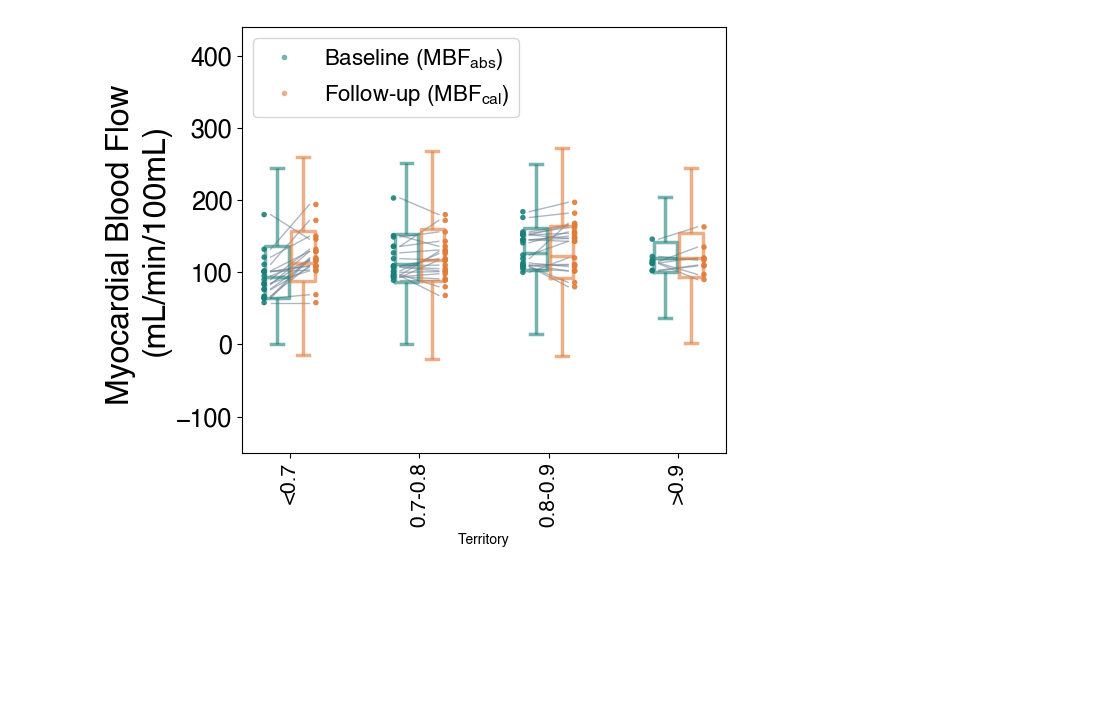
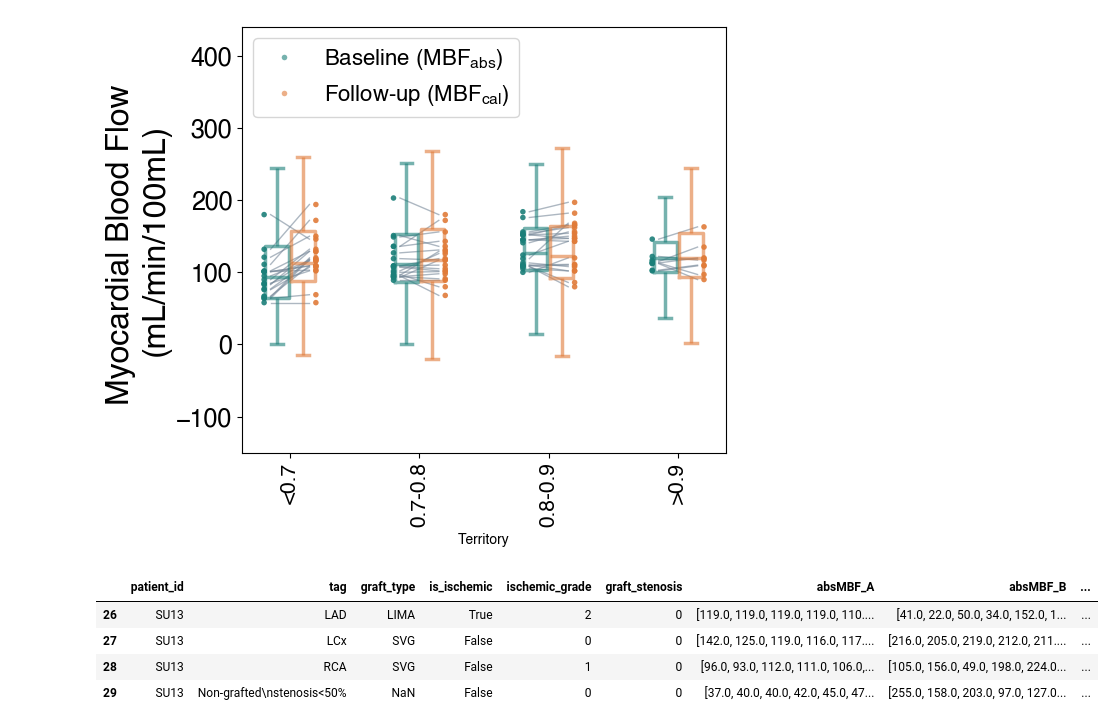
Before and after one commit to aseresti/CABG, a Jupyter notebook: CABG/MBFTools/Review/PairedDotPlot.ipynb, the cells around one changed output. Saved outputs shown, nothing was run; the diff lists cells and outputs as text; code cells hidden in the pictures; blank space fills up the shorter version.

```diff
--- a/CABG/MBFTools/Review/PairedDotPlot.ipynb
+++ b/CABG/MBFTools/Review/PairedDotPlot.ipynb
@@ -739,3 +739,11 @@ plt.tight_layout()
 plt.show()
 # %% [output]
 [figure]
+# %%
+df[df['patient_id'] == 'SU13']
+# %% [output]
+|  | patient_id | tag | graft_type | is_ischemic | ischemic_grade | graft_stenosis | absMBF_A | absMBF_B | ... |
+| 26 | SU13 | LAD | LIMA | True | 2 | 0 | [119.0, 119.0, 119.0, 119.0, 110.... | [41.0, 22.0, 50.0, 34.0, 152.0, 1... | ... |
+| 27 | SU13 | LCx | SVG | False | 0 | 0 | [142.0, 125.0, 119.0, 116.0, 117.... | [216.0, 205.0, 219.0, 212.0, 211.... | ... |
+| 28 | SU13 | RCA | SVG | False | 1 | 0 | [96.0, 93.0, 112.0, 111.0, 106.0,... | [105.0, 156.0, 49.0, 198.0, 224.0... | ... |
+| 29 | SU13 | Non-grafted\nstenosis<50% | NaN | False | 0 | 0 | [37.0, 40.0, 40.0, 42.0, 45.0, 47... | [255.0, 158.0, 203.0, 97.0, 127.0... | ... |
```
Also changed, not shown: 2 other files.
